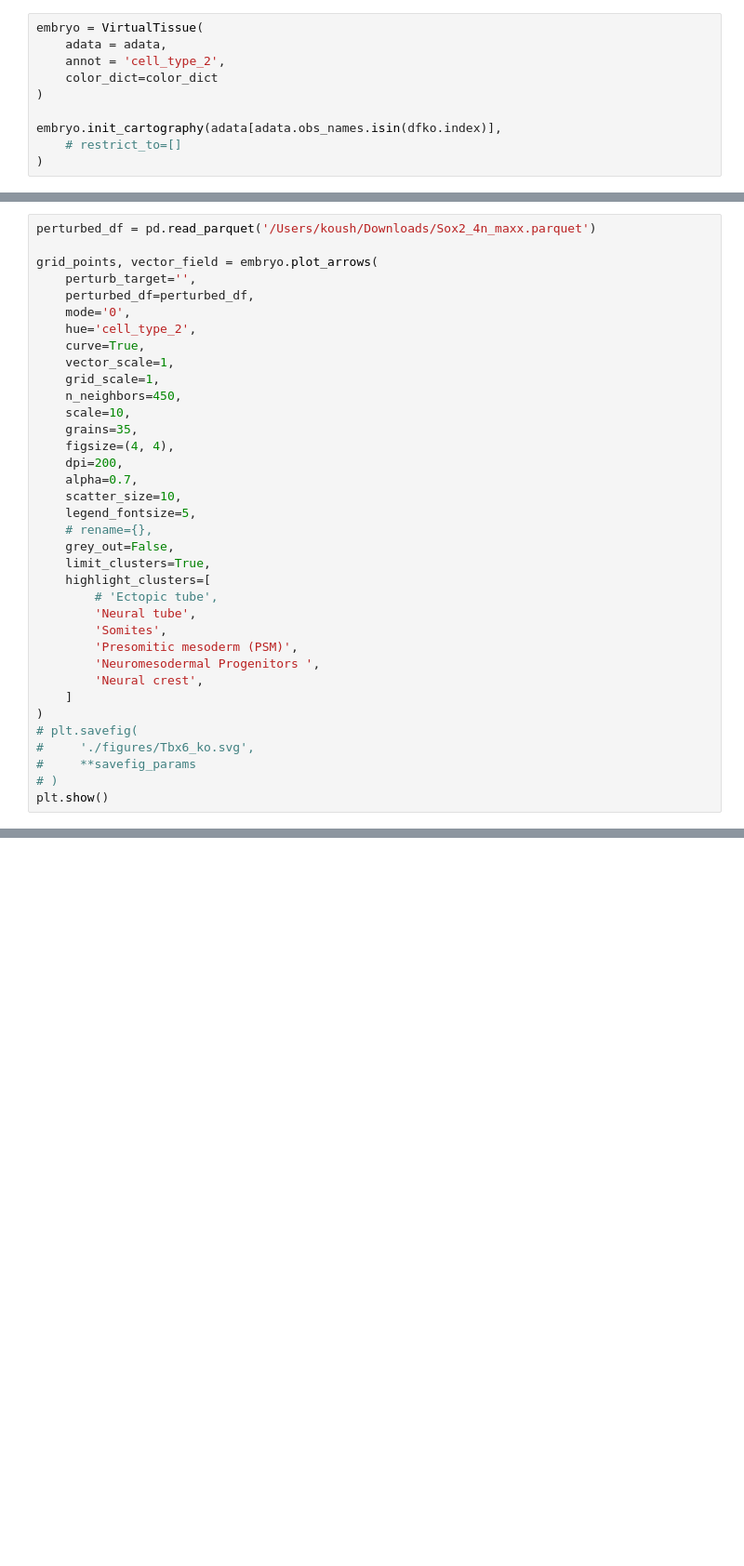
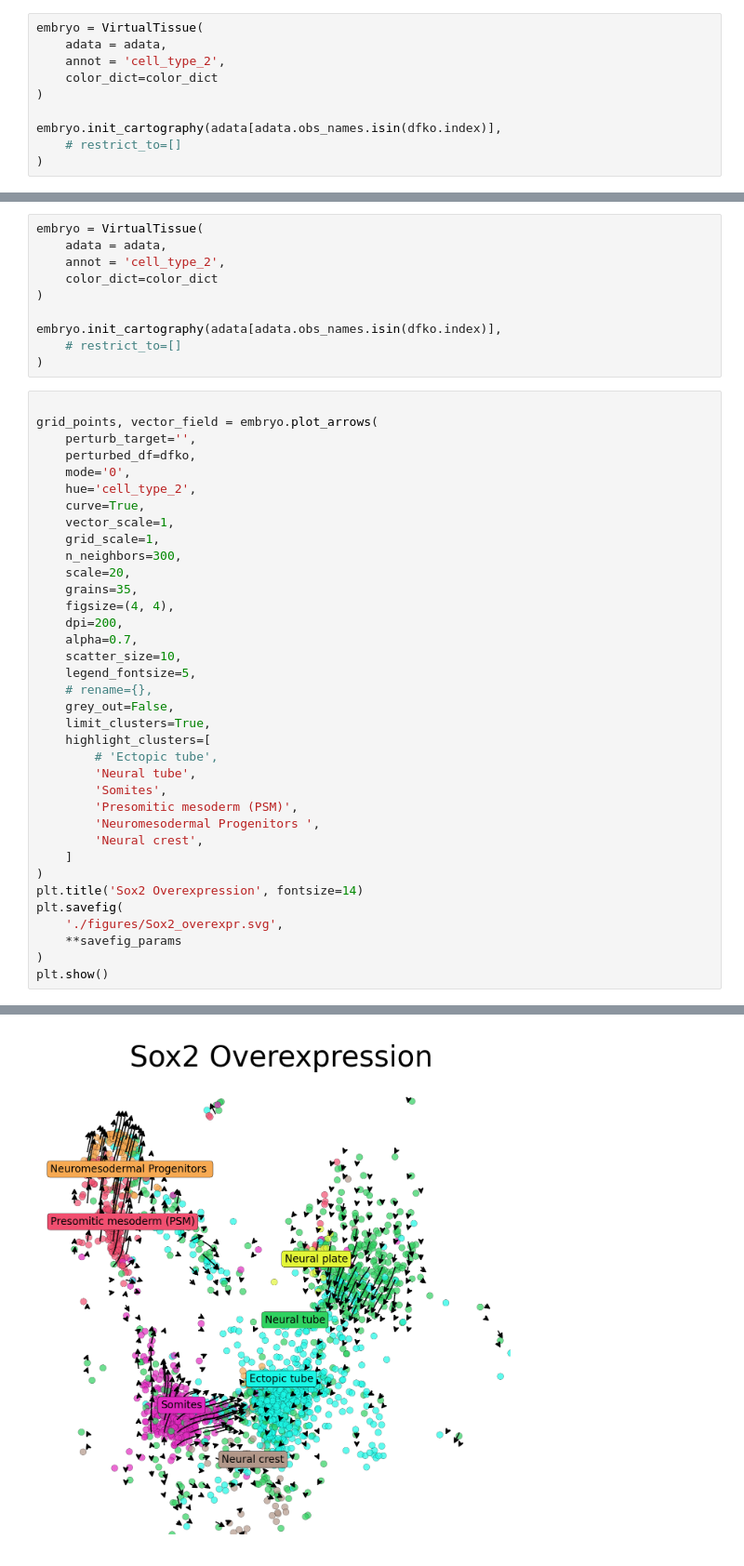
Before and after one commit to jishnu-lab/SpaceTravLR, a Jupyter notebook: manuscript/mouse_embryo_slideseq/figures.ipynb, the cells around one changed output, grey strips where cells are left out. Shown at 93% size. Cells and saved outputs as stored; diff of their text form; blank space fills up the shorter version.

```diff
--- a/manuscript/mouse_embryo_slideseq/figures.ipynb
+++ b/manuscript/mouse_embryo_slideseq/figures.ipynb
@@ -188,16 +221,25 @@ plt.show()
+# %%
+embryo = VirtualTissue(
+    adata = adata,
+    annot = 'cell_type_2',
+    color_dict=color_dict
+)
+
+embryo.init_cartography(adata[adata.obs_names.isin(dfko.index)],
+    # restrict_to=[]
+)
 # %%
-perturbed_df = pd.read_parquet('/Users/koush/Downloads/Sox2_4n_maxx.parquet')
 
 grid_points, vector_field = embryo.plot_arrows(
     perturb_target='',
-    perturbed_df=perturbed_df,
+    perturbed_df=dfko,
     mode='0',
     hue='cell_type_2',
     curve=True,
     vector_scale=1,
     grid_scale=1,
-    n_neighbors=450,
-    scale=10,
+    n_neighbors=300,
+    scale=20,
     grains=35,
     figsize=(4, 4),
     dpi=200,
@@ -216,9 +258,10 @@ grid_points, vector_field = embryo.plot_arrows(
         'Neural crest',
     ]
 )
-# plt.savefig(
-#     './figures/Tbx6_ko.svg',
-#     **savefig_params
-# )
+plt.title('Sox2 Overexpression', fontsize=14)
+plt.savefig(
+    './figures/Sox2_overexpr.svg',
+    **savefig_params
+)
 plt.show()
 # %% [output]
@@ -225,0 +268 @@ KeyError: "['200808_21_AAAGCCCAAGGTTG', '200808_21_TGTTTTTTTCTTCT', '200808_21_T
+[figure, added]
```
Also changed, not shown: parts of 13 cells of this notebook, 4 other files.
